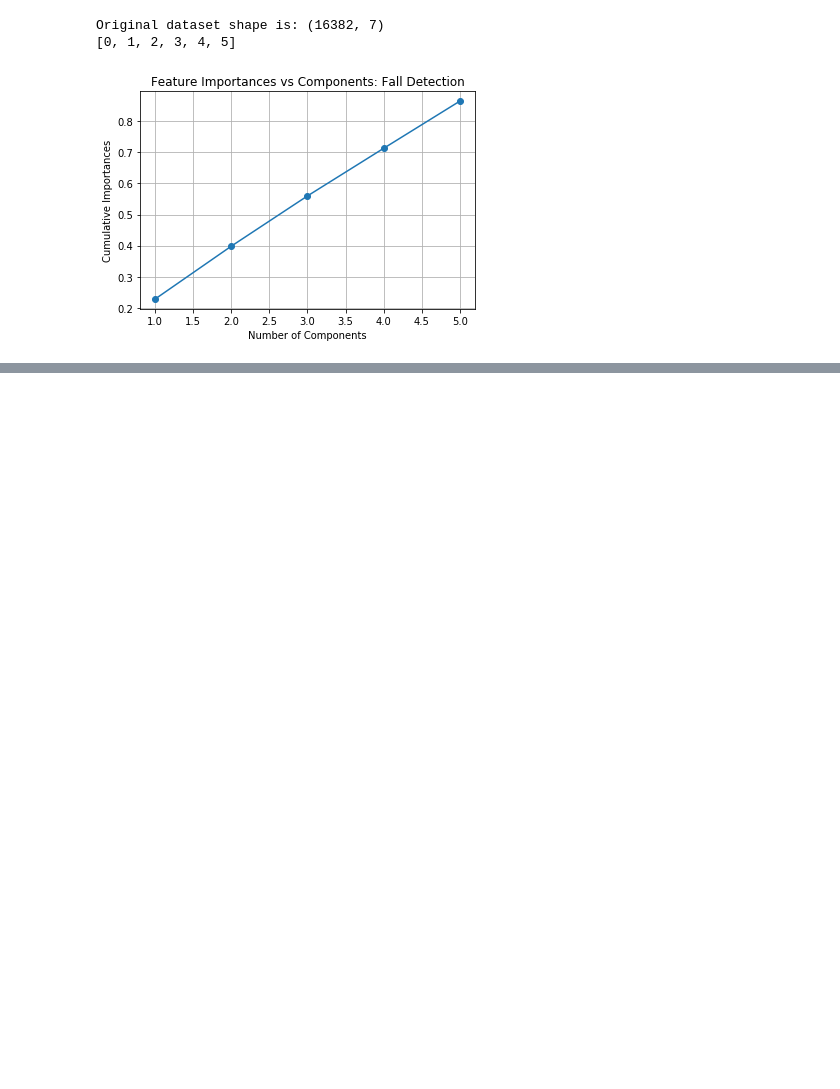
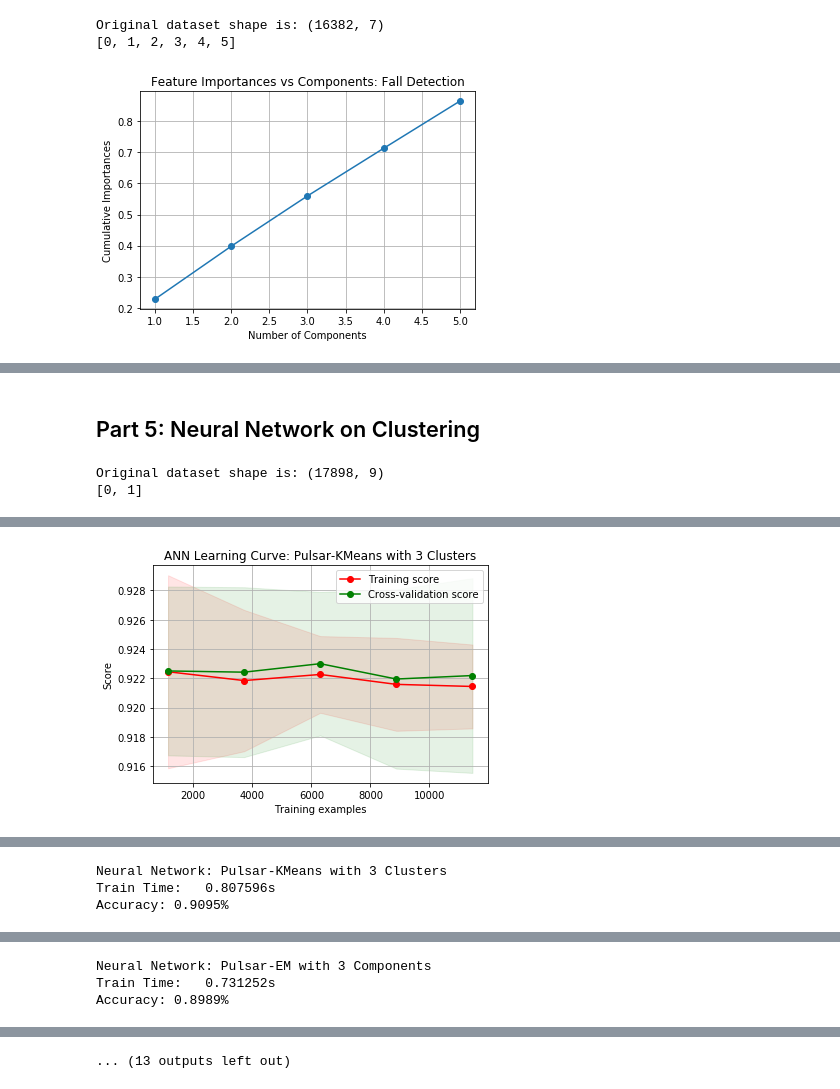
Before and after one commit to netcsc/unsupervised-learning-ML, a Jupyter notebook: main.ipynb, the cells around one changed output, grey strips where cells are left out. Drawn from its saved outputs; the diff is of its cells as text; code cells hidden in the pictures; blank space fills up the shorter version.

```diff
--- a/main.ipynb
+++ b/main.ipynb
@@ -670,0 +941,29 @@ em_cluster(rf_fall,y_fall,'Fall Detection - RF')
+# %% [markdown]
+## Part 5: Neural Network on Clustering
+# %%
+filename1 = "pulsar_stars.csv"
+df_pulsar = pd.read_csv("./data/" + filename1)
+X_pulsar, y_pulsar = load_data(filename1)
+X_pulsar = normalize(X_pulsar)
+
+for k in range(3,6):
+    km = KMeans(n_clusters=k, init='random', n_init=10)
+    km_labels = km.fit_predict(X_pulsar)
+    km_labels = km_labels.reshape((-1, 1))
+    encoder = OneHotEncoder()
+    km_X = encoder.fit_transform(km_labels)
+    X_train, X_test, y_train, y_test = split_data(km_X, y_pulsar, 0.2)
+    #X_train, X_test = normalize_data(X_train, X_test)
+    run_ANN(X_train, X_test, y_train, y_test, 'Pulsar-KMeans with {} Clusters'.format(k))
+
+    em = GaussianMixture(n_components=k,init_params='random',n_init=10,random_state=10)
+    em_labels = em.fit_predict(X_pulsar)
+    em_labels = em_labels.reshape((-1, 1))
+    encoder = OneHotEncoder()
+    em_X = encoder.fit_transform(em_labels)
+    X_train, X_test, y_train, y_test = split_data(em_X, y_pulsar, 0.2)
+    #X_train, X_test = normalize_data(X_train, X_test)
+    run_ANN(X_train, X_test, y_train, y_test, 'Pulsar-EM with {} Components'.format(k))
+# %% [output]
+Original dataset shape is: (17898, 9)
+[0, 1]
@@ -670,0 +973 @@ em_cluster(rf_fall,y_fall,'Fall Detection - RF')
+[figure, added]
@@ -670,0 +975,3 @@ em_cluster(rf_fall,y_fall,'Fall Detection - RF')
+Neural Network: Pulsar-KMeans with 3 Clusters
+Train Time:   0.807596s
+Accuracy: 0.9095%
@@ -670,0 +983,3 @@ em_cluster(rf_fall,y_fall,'Fall Detection - RF')
+Neural Network: Pulsar-EM with 3 Components
+Train Time:   0.731252s
+Accuracy: 0.8989%
@@ -670,0 +991 @@ em_cluster(rf_fall,y_fall,'Fall Detection - RF')
+... (13 outputs left out)
```
Also changed, not shown: parts of 14 cells of this notebook.
